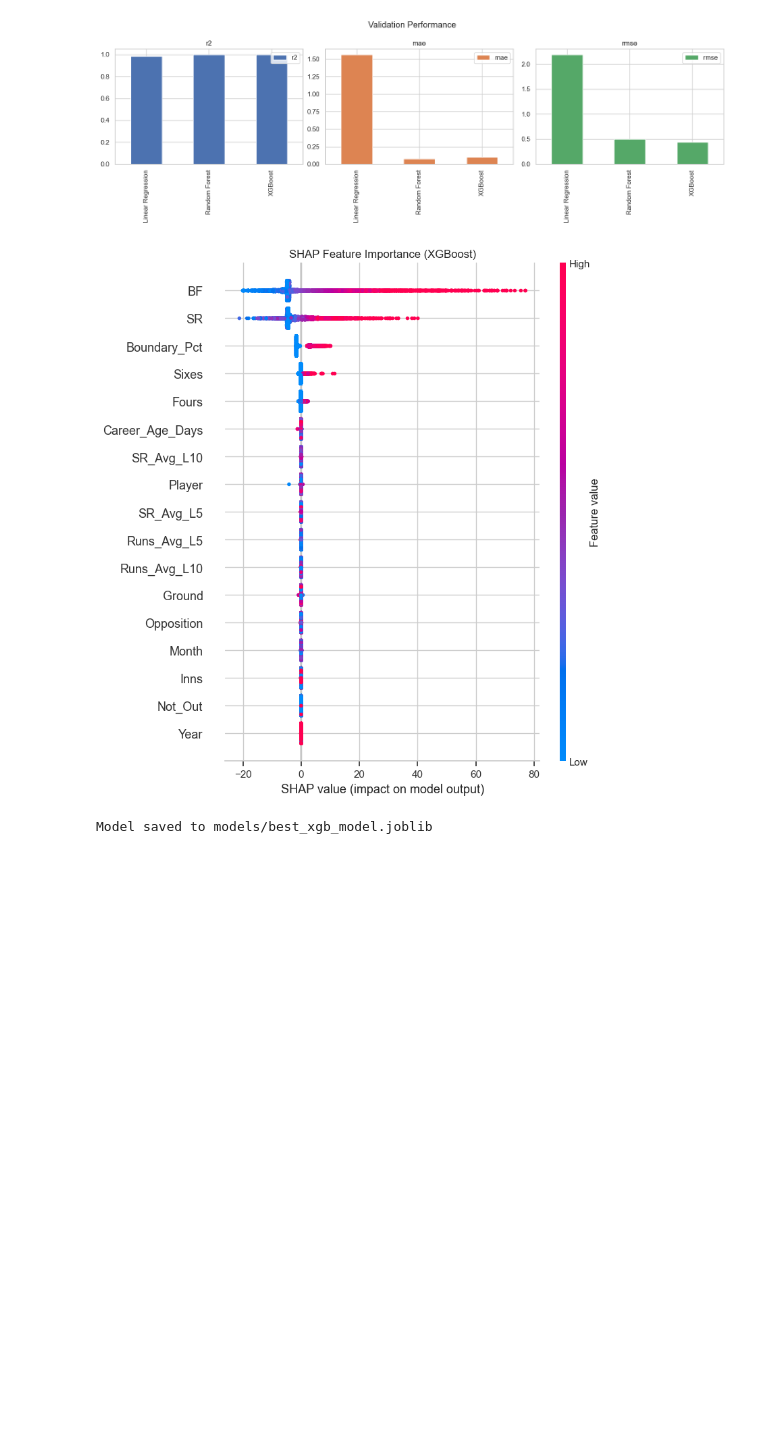
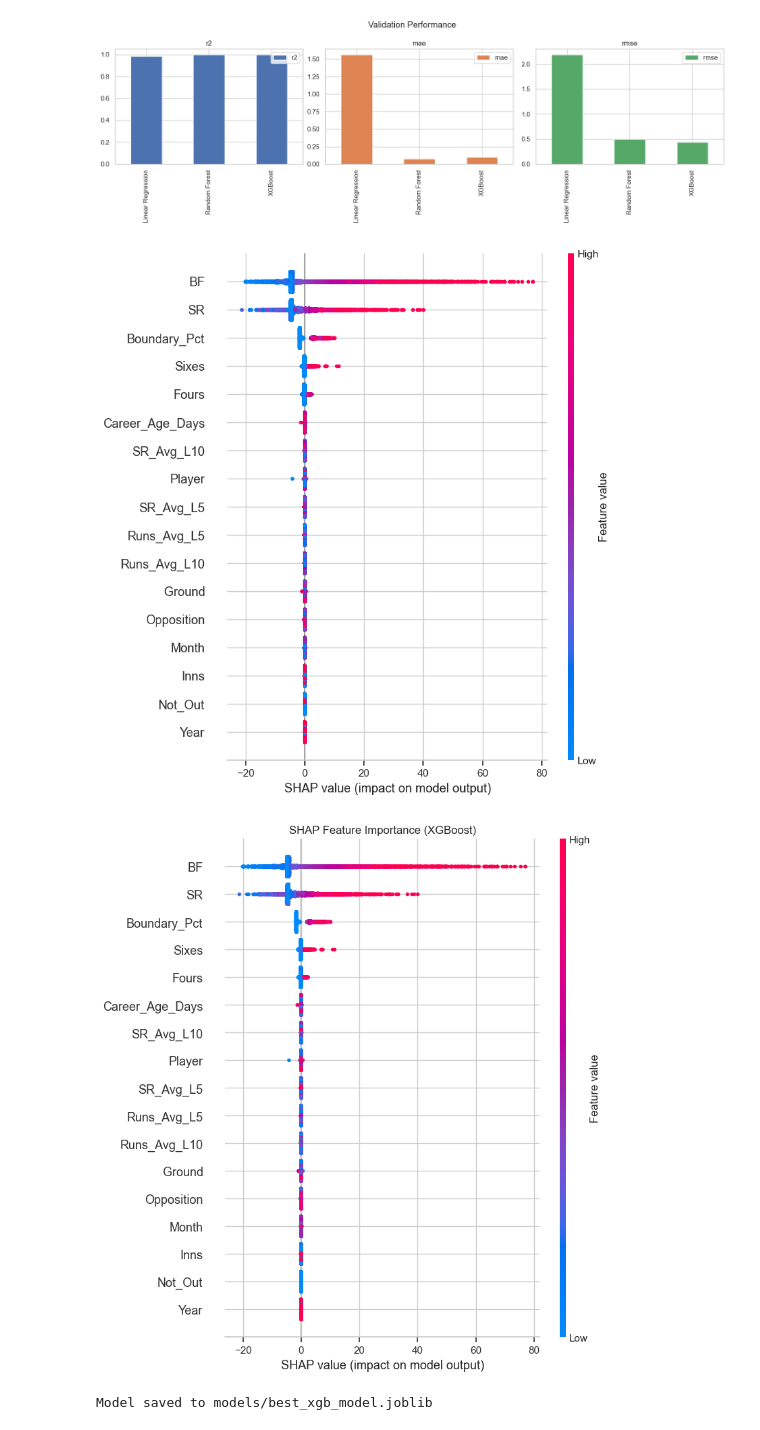
Before and after one commit to arko-saha/Beyond-Instinct-Data-driven-Cricket-Projection, a Jupyter notebook: Research/Predictive_Analysis.ipynb, the cells around one changed output. Drawn from its saved outputs; the diff is of its cells as text; code cells hidden in the pictures; blank space fills up the shorter version.

```diff
--- a/Research/Predictive_Analysis.ipynb
+++ b/Research/Predictive_Analysis.ipynb
@@ -18,9 +18,13 @@ import shap
 import joblib
 import yaml
 import warnings
+import sys
 
 warnings.filterwarnings('ignore')
 sns.set(style="whitegrid")
+
+# Add parent directory to path to import src modules
+sys.path.append('..')
 
 # Custom modules
 from src.predictive.data_loader import load_batters_data, validate_schema, load_config
@@ -28,13 +32,13 @@ from src.predictive.preprocessor import PredictivePreprocessor
 from src.predictive.feature_engineering import engineer_all_features
 from src.predictive.model import evaluate_model, train_baseline_models, train_xgboost_model, compare_models, explain_model_with_shap
 
-config = load_config()
+config = load_config('../config.yaml')
 print("Setup complete.")
 # %% [output]
 Setup complete.
 # %%
 # Load data
-df_raw = load_batters_data()
+df_raw = load_batters_data('../data/batters.csv')
 validate_schema(df_raw)
 
 # Preprocess
@@ -141,12 +148,13 @@ compare_models(results, save_path='reports/figures/model_comparison.png')
 [figure]
 # %%
 # SHAP Interpretability
-explainer, shap_values = explain_model_with_shap(xgb_model, X_val, save_path='reports/figures')
+explainer, shap_values = explain_model_with_shap(xgb_model, X_val, save_path='../reports/figures')
 shap.summary_plot(shap_values, X_val, show=False)
 plt.title("SHAP Feature Importance (XGBoost)")
-plt.savefig('reports/figures/shap_summary.png')
+plt.savefig('../reports/figures/shap_summary.png')
 plt.show()
 # %% [output]
-[figure, old version]
+[figure, new version]
+[figure, added]
 # %%
 # Save the best model
```
Also changed, not shown: parts of 7 cells of this notebook, 9 other files.
